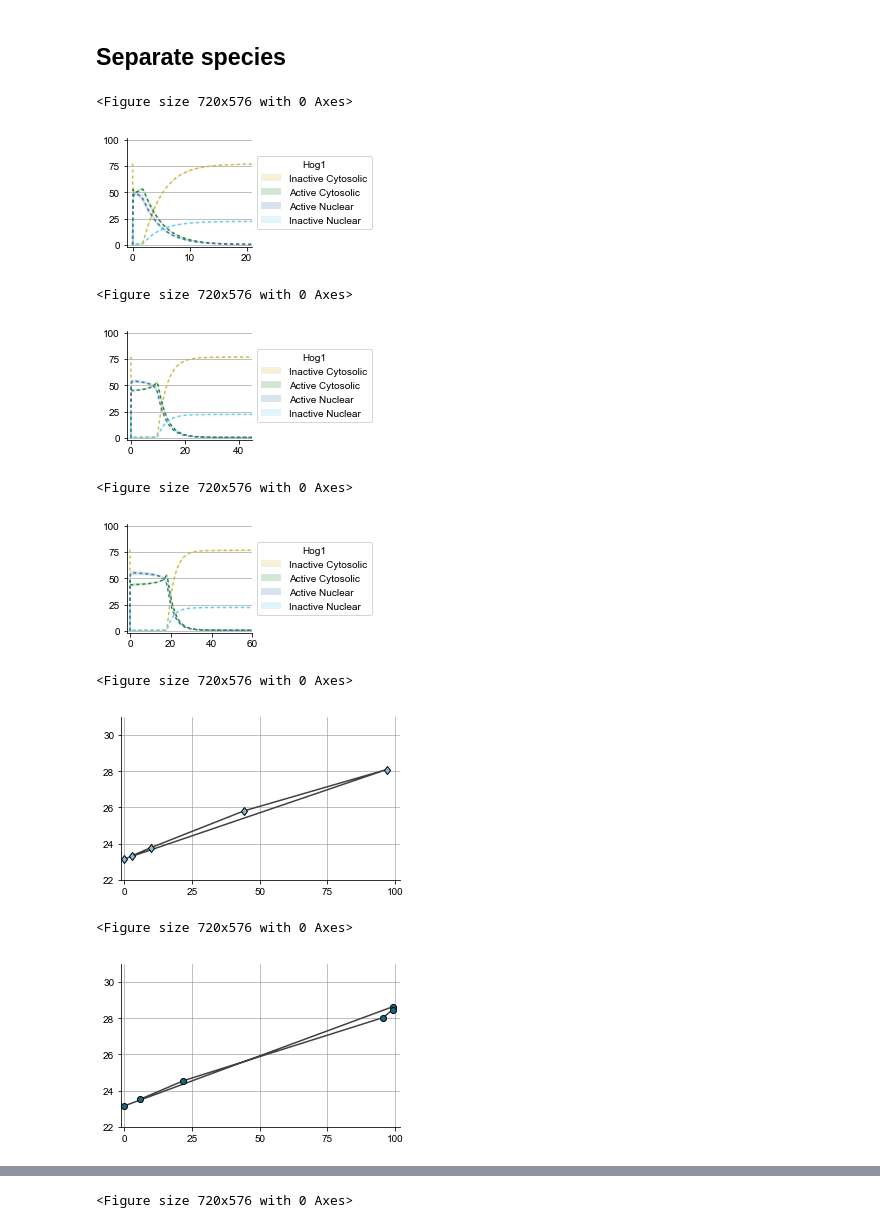
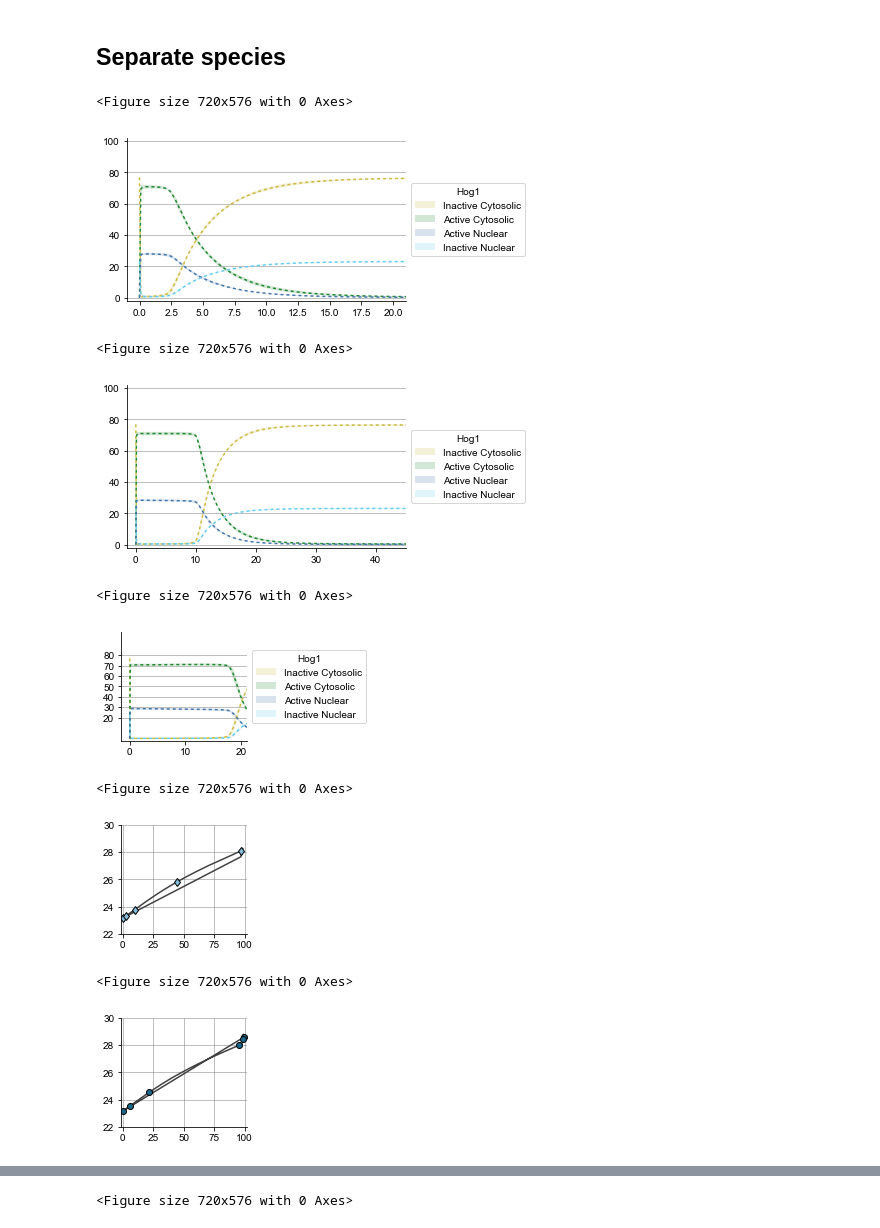
Before and after one commit to elstonlab/HOG-branch-dynamics, a Jupyter notebook: Combined/Visualizations/200527_OM_30_Sho1exp - Kimiko 2.ipynb, the cells around one changed output, grey strips where cells are left out. Drawn from its saved outputs; the diff is of its cells as text; code cells hidden in the pictures.

```diff
--- a/Combined/Visualizations/200527_OM_30_Sho1exp - Kimiko 2.ipynb
+++ b/Combined/Visualizations/200527_OM_30_Sho1exp - Kimiko 2.ipynb
@@ -200,38 +200,38 @@ plotting.plt_param_behaviors(model_fxns, sorted_thetas_EA[1:], 3, total_protein,
 # %% [markdown]
 ## Separate species
 # %%
-plotting.plt_all_hog1_cis(model_fxns, sorted_thetas_EA[0:5], total_protein, inits,  150, time, param='all Hog1',
+plotting.plt_all_hog1_cis(model_fxns, sorted_thetas_EA[1:5], total_protein, inits,  150, time, param='all Hog1',
                         exp_data=None, exp_time=None, ss=True, ci='sd',
-                        save_fig=base_save_f+'Fig2D1')
+                        save_fig='')
 # %% [output]
 <Figure size 720x576 with 0 Axes>
-[figure, old version]
+[figure, new version]
 # %%
-plotting.plt_all_hog1_cis(model_fxns, sorted_thetas_EA[0:5], total_protein, inits,  350, time, param='all Hog1',
+plotting.plt_all_hog1_cis(model_fxns, sorted_thetas_EA[1:5], total_protein, inits,  350, time, param='all Hog1',
                         exp_data=None, exp_time=None, ss=True, ci='sd',
-                        save_fig=base_save_f+'Fig2D2')
+                        save_fig='')
 # %% [output]
 <Figure size 720x576 with 0 Axes>
-[figure, old version]
+[figure, new version]
 # %%
-plotting.plt_all_hog1_cis(model_fxns, sorted_thetas_EA[0:5], total_protein, inits,  550, time, param='all Hog1',
+plotting.plt_all_hog1_cis(model_fxns, sorted_thetas_EA[1:10], total_protein, inits,  550, time, param='all Hog1',
                         exp_data=None, exp_time=None, ss=True, ci='sd',
-                        save_fig=base_save_f+'Fig2D3')
+                        save_fig=base_save_f+ 'test')
 # %% [output]
 <Figure size 720x576 with 0 Axes>
-[figure, old version]
+[figure, new version]
 # %%
 plotting.plt_nuc_vs_cyto(model_fxns, sorted_thetas_EA[1:10], total_protein, inits,  150, time, param='all Hog1',
-                        exp_data=None, exp_time=phospho_time[:5], ss=True, ci='sd')
+                        exp_data=None, exp_time=phospho_time[:5], ss=True, ci='sd',save_fig=base_save_f+'Fig3B1a')
 # %% [output]
 <Figure size 720x576 with 0 Axes>
-[figure, old version]
+[figure, new version]
 # %%
 plotting.plt_nuc_vs_cyto(model_fxns, sorted_thetas_EA[1:10], total_protein, inits,  350, time, param='all Hog1',
-                        exp_data=None, exp_time=phospho_time[:6], ss=True, ci='sd')
+                        exp_data=None, exp_time=phospho_time[:6], ss=True, ci='sd',save_fig=base_save_f+'Fig3B1b')
 #                         save_fig=base_save_f+'Fig2D3')
 # %% [output]
 <Figure size 720x576 with 0 Axes>
-[figure, old version]
+[figure, new version]
 # %%
 plotting.plt_nuc_vs_cyto(model_fxns, sorted_thetas_EA[1:10], total_protein, inits,  550, time, param='all Hog1',
```
Also changed, not shown: parts of 30 cells of this notebook, 5 other files.
